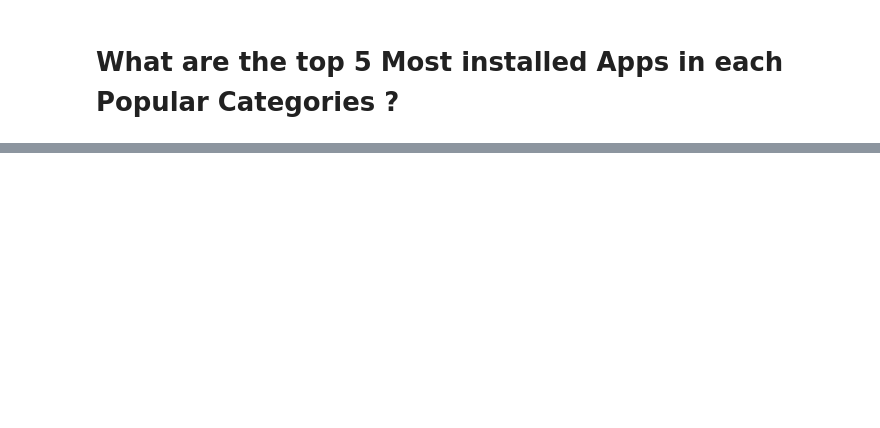
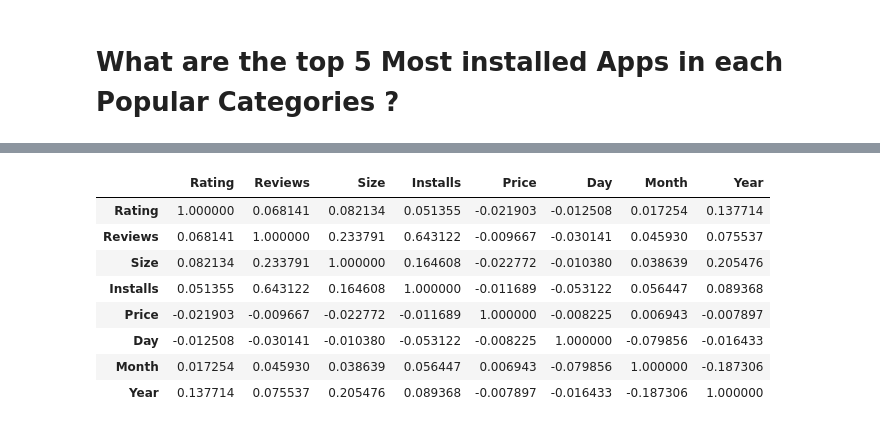
Before and after one commit to Codegemini1/702, a Jupyter notebook: EDA_5.ipynb, the cells around one changed output, grey strips where cells are left out. Drawn from its saved outputs; the diff is of its cells as text; code cells hidden in the pictures; blank space fills up the shorter version.

```diff
--- a/EDA_5.ipynb
+++ b/EDA_5.ipynb
@@ -121,0 +275,4 @@ Name: Installs, Length: 9744, dtype: int64
+# %%
+ numerical_col = df.dtypes[df.dtypes != 'object'].index
+# %%
+numerical_col = df[numerical_col].drop(['Unnamed: 0'],axis=1 )
@@ -121,0 +288,12 @@ Name: Installs, Length: 9744, dtype: int64
+# %%
+numerical_col.corr()
+# %% [output]
+|  | Rating | Reviews | Size | Installs | Price | Day | Month | Year |
+| Rating | 1.000000 | 0.068141 | 0.082134 | 0.051355 | -0.021903 | -0.012508 | 0.017254 | 0.137714 |
+| Reviews | 0.068141 | 1.000000 | 0.233791 | 0.643122 | -0.009667 | -0.030141 | 0.045930 | 0.075537 |
+| Size | 0.082134 | 0.233791 | 1.000000 | 0.164608 | -0.022772 | -0.010380 | 0.038639 | 0.205476 |
+| Installs | 0.051355 | 0.643122 | 0.164608 | 1.000000 | -0.011689 | -0.053122 | 0.056447 | 0.089368 |
+| Price | -0.021903 | -0.009667 | -0.022772 | -0.011689 | 1.000000 | -0.008225 | 0.006943 | -0.007897 |
+| Day | -0.012508 | -0.030141 | -0.010380 | -0.053122 | -0.008225 | 1.000000 | -0.079856 | -0.016433 |
+| Month | 0.017254 | 0.045930 | 0.038639 | 0.056447 | 0.006943 | -0.079856 | 1.000000 | -0.187306 |
+| Year | 0.137714 | 0.075537 | 0.205476 | 0.089368 | -0.007897 | -0.016433 | -0.187306 | 1.000000 |
```
Also changed, not shown: parts of 24 cells of this notebook.
